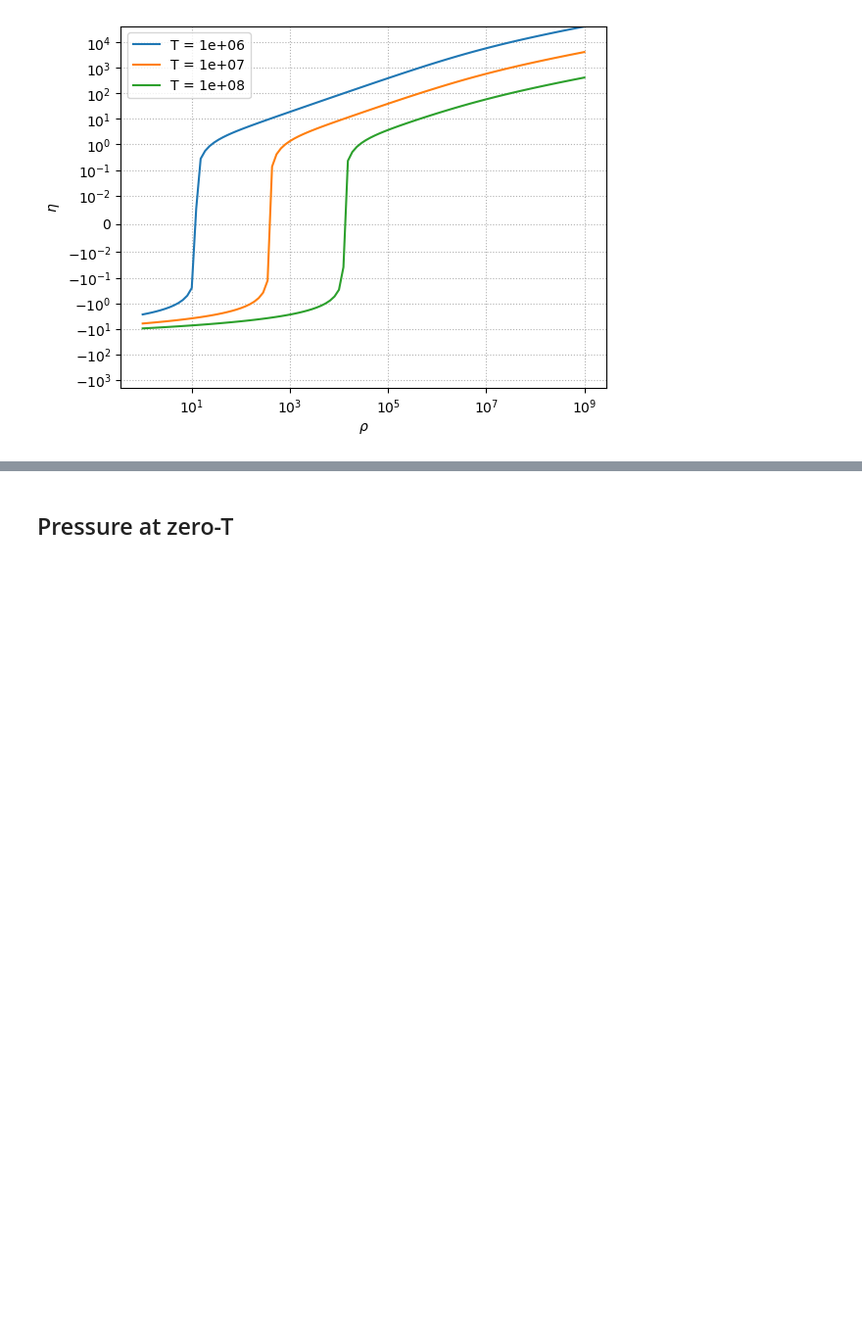
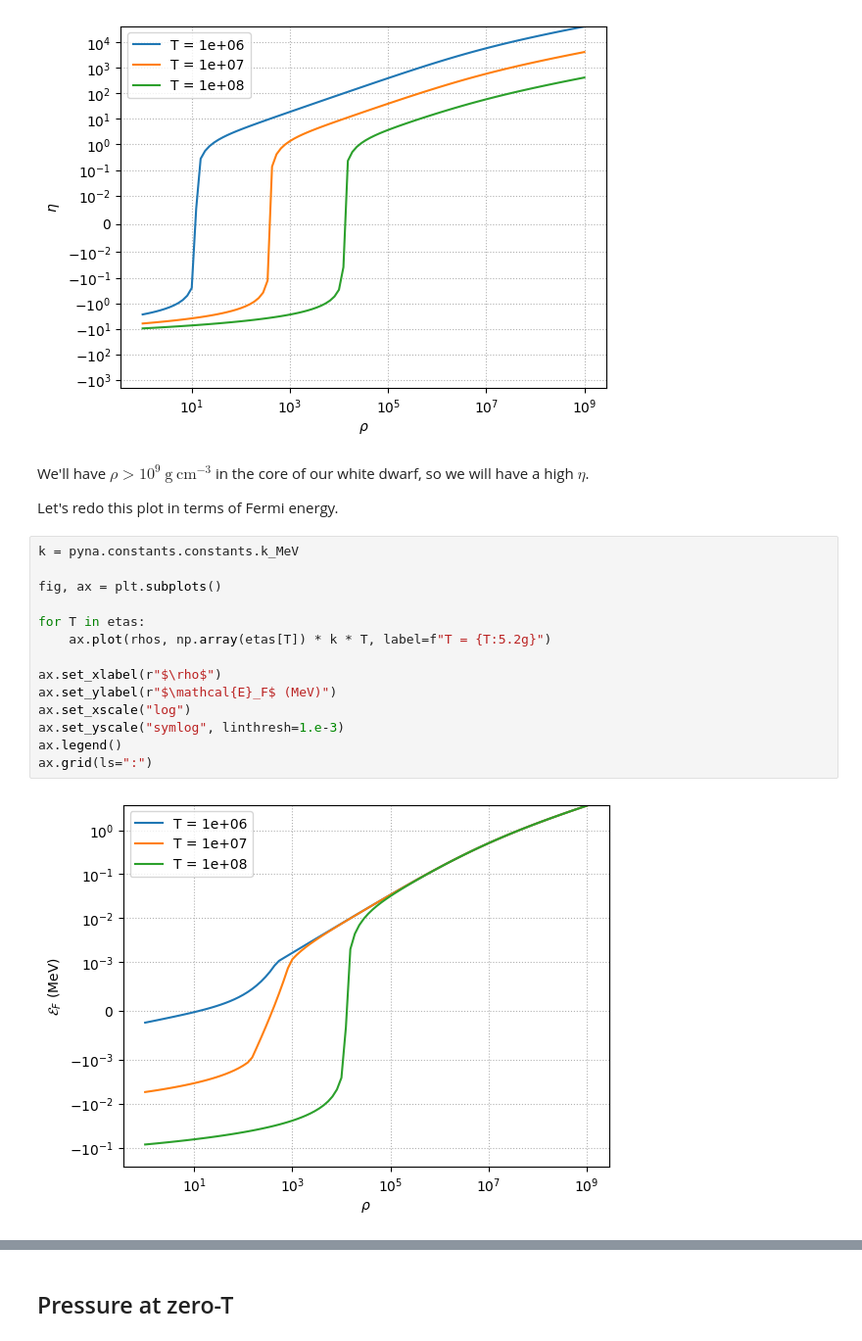
Before and after one commit to zingale/mesa-labs, a Jupyter notebook: docs/source/degeneracy.ipynb, the cells around one changed output, grey strips where cells are left out. Shown at 98% size. Drawn from its saved outputs; the diff is of its cells as text; blank space fills up the shorter version.

```diff
--- a/docs/source/degeneracy.ipynb
+++ b/docs/source/degeneracy.ipynb
@@ -253,3 +255,23 @@ ax.legend()
 ax.grid(ls=":")
 # %% [output]
 [figure]
+# %% [markdown]
+We'll have $\rho > 10^9~\mathrm{g~cm^{-3}}$ in the core of our white dwarf, so we will have a high $\eta$.
+
+Let's redo this plot in terms of Fermi energy.
+# %%
+k = pyna.constants.constants.k_MeV
+
+fig, ax = plt.subplots()
+
+for T in etas:
+    ax.plot(rhos, np.array(etas[T]) * k * T, label=f"T = {T:5.2g}")
+
+ax.set_xlabel(r"$\rho$")
+ax.set_ylabel(r"$\mathcal{E}_F$ (MeV)")
+ax.set_xscale("log")
+ax.set_yscale("symlog", linthresh=1.e-3)
+ax.legend()
+ax.grid(ls=":")
+# %% [output]
+[figure, added]
```
Also changed, not shown: parts of 3 cells of this notebook, 3 other files.
